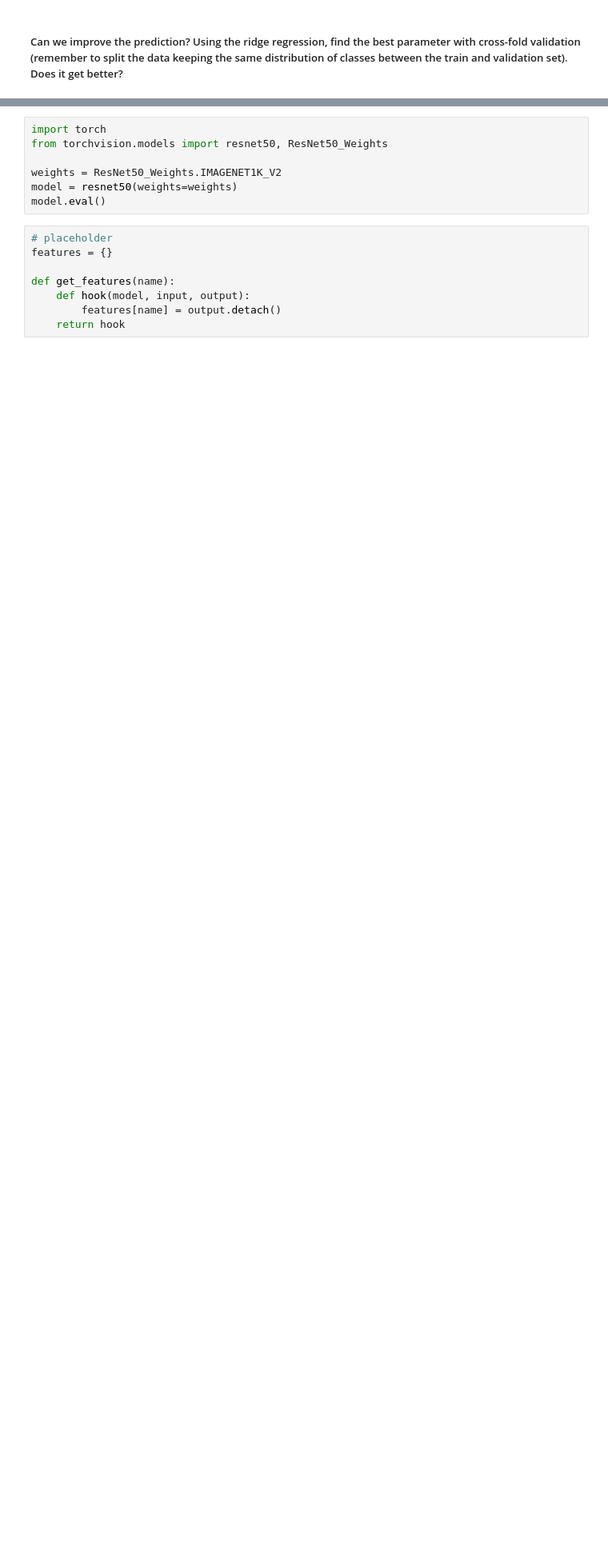
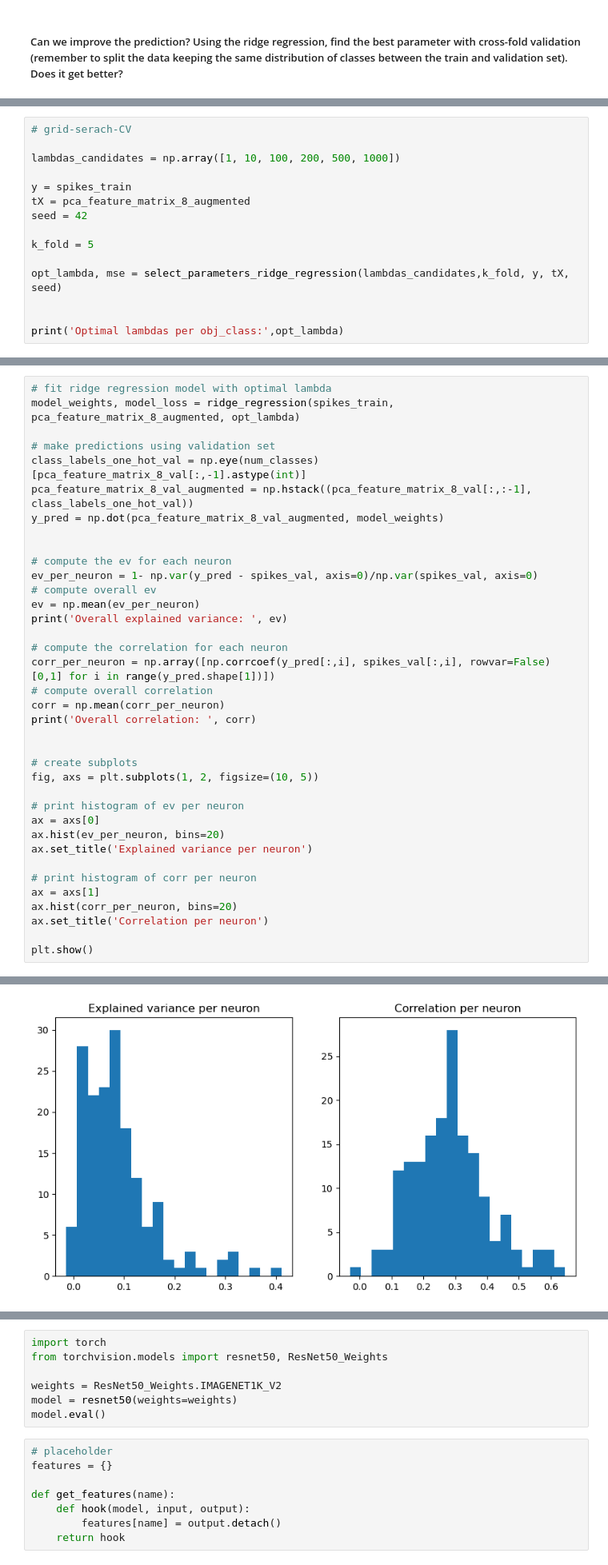
Before and after one commit to ernestoBocini/Brain-Like-Computation-Project, a Jupyter notebook: week5.ipynb, the cells around one changed output, grey strips where cells are left out. Shown at 80% size. Saved outputs shown, nothing was run; the diff lists cells and outputs as text; blank space fills up the shorter version.

```diff
--- a/week5.ipynb
+++ b/week5.ipynb
@@ -396,0 +230,15 @@ R2 score ridge 8: mean=0.03145406321301062, std=0.17331755644240424
+# %%
+# grid-serach-CV
+
+lambdas_candidates = np.array([1, 10, 100, 200, 500, 1000])
+
+y = spikes_train
+tX = pca_feature_matrix_8_augmented
+seed = 42
+
+k_fold = 5
+
+opt_lambda, mse = select_parameters_ridge_regression(lambdas_candidates,k_fold, y, tX, seed)
+
+
+print('Optimal lambdas per obj_class:',opt_lambda)
@@ -396,0 +247,38 @@ R2 score ridge 8: mean=0.03145406321301062, std=0.17331755644240424
+# %%
+# fit ridge regression model with optimal lambda
+model_weights, model_loss = ridge_regression(spikes_train, pca_feature_matrix_8_augmented, opt_lambda)
+
+# make predictions using validation set
+class_labels_one_hot_val = np.eye(num_classes)[pca_feature_matrix_8_val[:,-1].astype(int)]
+pca_feature_matrix_8_val_augmented = np.hstack((pca_feature_matrix_8_val[:,:-1], class_labels_one_hot_val))
+y_pred = np.dot(pca_feature_matrix_8_val_augmented, model_weights)
+
+
+# compute the ev for each neuron
+ev_per_neuron = 1- np.var(y_pred - spikes_val, axis=0)/np.var(spikes_val, axis=0)
+# compute overall ev
+ev = np.mean(ev_per_neuron)
+print('Overall explained variance: ', ev)
+
+# compute the correlation for each neuron
+corr_per_neuron = np.array([np.corrcoef(y_pred[:,i], spikes_val[:,i], rowvar=False)[0,1] for i in range(y_pred.shape[1])])
+# compute overall correlation
+corr = np.mean(corr_per_neuron)
+print('Overall correlation: ', corr)
+
+
+# create subplots
+fig, axs = plt.subplots(1, 2, figsize=(10, 5))
+
+# print histogram of ev per neuron
+ax = axs[0]
+ax.hist(ev_per_neuron, bins=20)
+ax.set_title('Explained variance per neuron')
+
+# print histogram of corr per neuron
+ax = axs[1]
+ax.hist(corr_per_neuron, bins=20)
+ax.set_title('Correlation per neuron')
+
+plt.show()
+# %% [output]
@@ -396,0 +287 @@ R2 score ridge 8: mean=0.03145406321301062, std=0.17331755644240424
+[figure, added]
```
Also changed, not shown: parts of 33 cells of this notebook, 4 other files.
